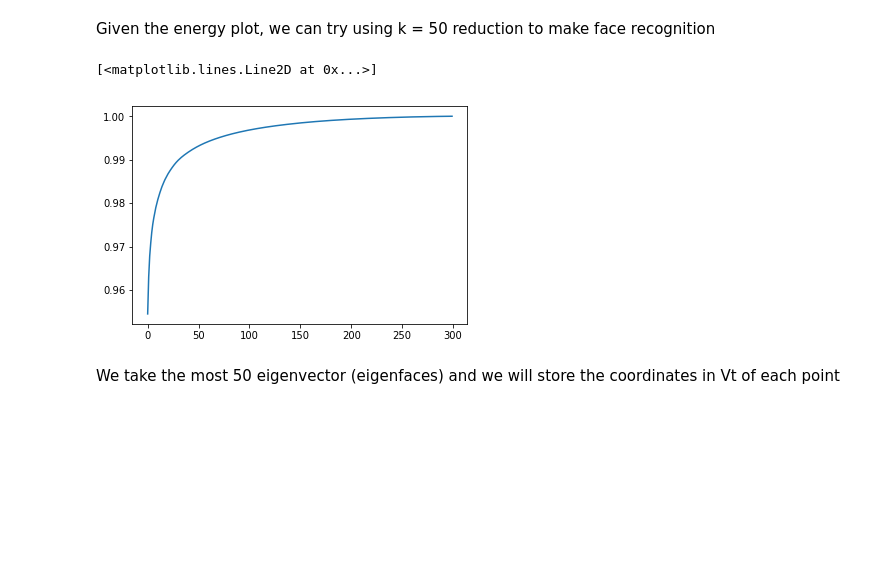
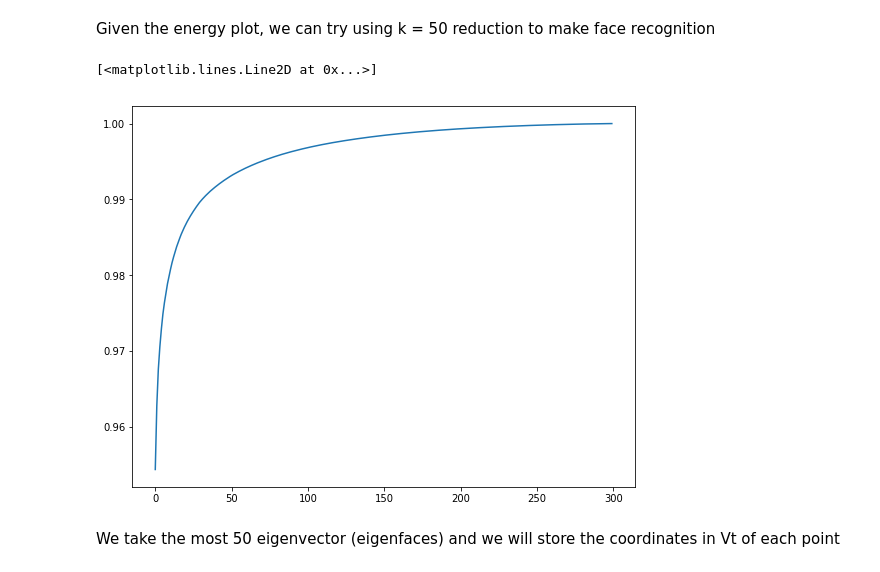
Before and after one commit to juanlaura/Datos, a Jupyter notebook: SVD/Singular Value Decomposition with Eigenfaces.ipynb, the cells around one changed output. Cells and saved outputs as stored; diff of their text form; code cells hidden in the pictures; blank space fills up the shorter version.

```diff
--- a/SVD/Singular Value Decomposition with Eigenfaces.ipynb
+++ b/SVD/Singular Value Decomposition with Eigenfaces.ipynb
@@ -77,14 +77,15 @@ Given the energy plot, we can try using k = 50 reduction to make face recognitio
 # %%
 k_energy = []
 accum_energy = 0
 k = s.size
 for i in range(k):
     accum_energy += s[i]**2
     k_energy.append(accum_energy)
+plt.figure(figsize=(9,7))
 plt.plot(k_energy/accum_energy)
 # %% [output]
 [<matplotlib.lines.Line2D at 0x...>]
-[figure, old version]
+[figure, new version]
 # %% [markdown]
 We take the most 50 eigenvector (eigenfaces) and we will store the coordinates in Vt of each point
 # %%
```
Also changed, not shown: parts of 5 cells of this notebook.
